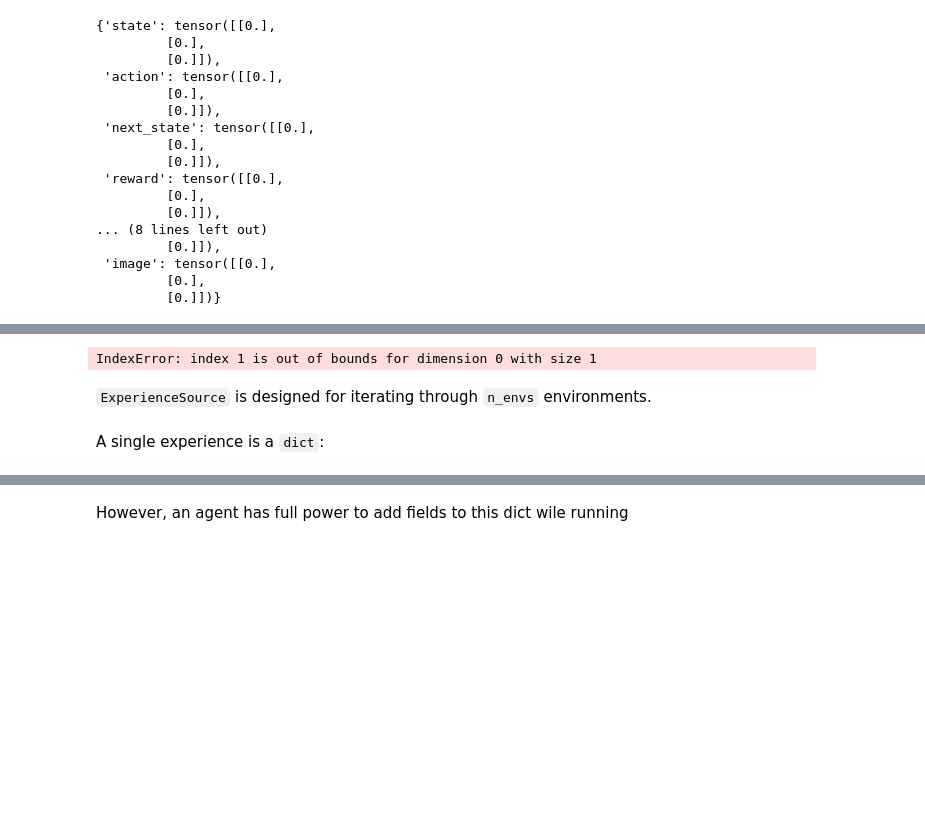
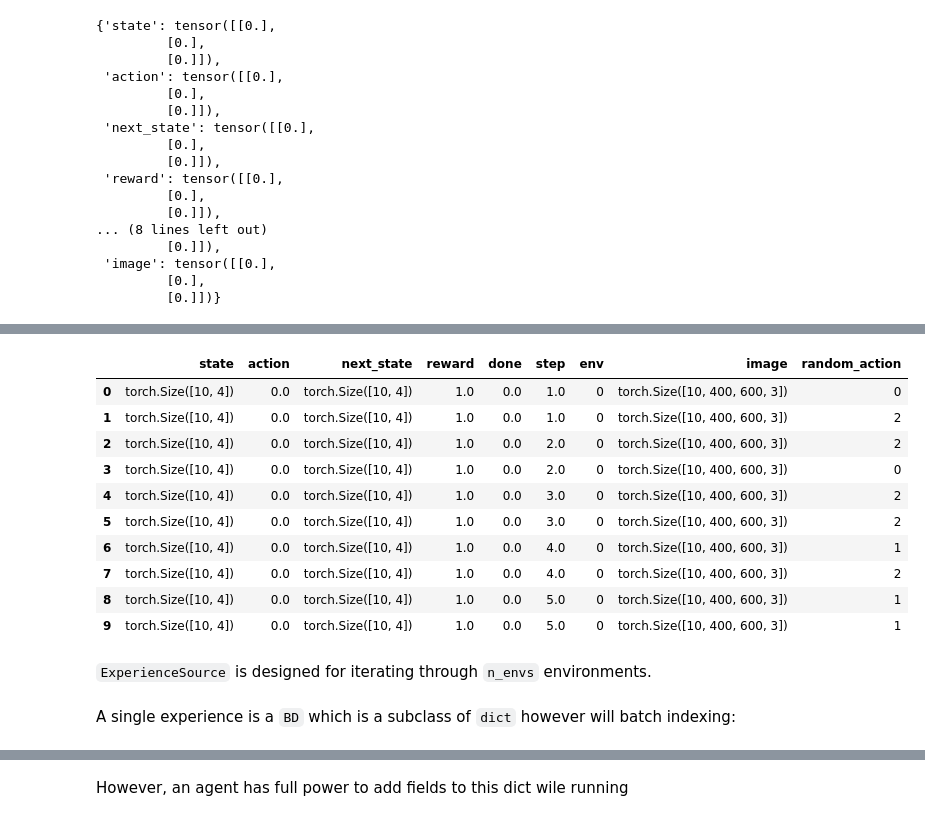
Before and after one commit to josiahls/fast-reinforcement-learning-2, a Jupyter notebook: nbs/05_data.block.ipynb, the cells around one changed output, grey strips where cells are left out. Saved outputs shown, nothing was run; the diff lists cells and outputs as text; code cells hidden in the pictures; blank space fills up the shorter version.

```diff
--- a/nbs/05_data.block.ipynb
+++ b/nbs/05_data.block.ipynb
@@ -243,10 +287,20 @@ class SourceDataset(IterableDataset):
 # %%
-source=ExperienceSource('CartPole-v1',None,n_envs=2,render='rgb_array')
+source=ExperienceSource('CartPole-v1',None,n_envs=1,render='rgb_array')
 dataset=SourceDataset(source)
 
 data=None
-for x in DataLoader(dataset,num_workers=0,n=50,persistent_workers=True,wif=dataset.wif):
-    data=D(x) if data is None else data+D(x)
+for x in DataLoader(dataset,num_workers=2,n=10,persistent_workers=True,wif=dataset.wif):
+    data=BD(*x) if data is None else data+BD(*x)
 data.pandas()
 # %% [output]
-IndexError: index 1 is out of bounds for dimension 0 with size 1
+|  | state | action | next_state | reward | done | step | env | image | random_action |
+| 0 | torch.Size([10, 4]) | 0.0 | torch.Size([10, 4]) | 1.0 | 0.0 | 1.0 | 0 | torch.Size([10, 400, 600, 3]) | 0 |
+| 1 | torch.Size([10, 4]) | 0.0 | torch.Size([10, 4]) | 1.0 | 0.0 | 1.0 | 0 | torch.Size([10, 400, 600, 3]) | 2 |
+| 2 | torch.Size([10, 4]) | 0.0 | torch.Size([10, 4]) | 1.0 | 0.0 | 2.0 | 0 | torch.Size([10, 400, 600, 3]) | 2 |
+| 3 | torch.Size([10, 4]) | 0.0 | torch.Size([10, 4]) | 1.0 | 0.0 | 2.0 | 0 | torch.Size([10, 400, 600, 3]) | 0 |
+| 4 | torch.Size([10, 4]) | 0.0 | torch.Size([10, 4]) | 1.0 | 0.0 | 3.0 | 0 | torch.Size([10, 400, 600, 3]) | 2 |
+| 5 | torch.Size([10, 4]) | 0.0 | torch.Size([10, 4]) | 1.0 | 0.0 | 3.0 | 0 | torch.Size([10, 400, 600, 3]) | 2 |
+| 6 | torch.Size([10, 4]) | 0.0 | torch.Size([10, 4]) | 1.0 | 0.0 | 4.0 | 0 | torch.Size([10, 400, 600, 3]) | 1 |
+| 7 | torch.Size([10, 4]) | 0.0 | torch.Size([10, 4]) | 1.0 | 0.0 | 4.0 | 0 | torch.Size([10, 400, 600, 3]) | 2 |
+| 8 | torch.Size([10, 4]) | 0.0 | torch.Size([10, 4]) | 1.0 | 0.0 | 5.0 | 0 | torch.Size([10, 400, 600, 3]) | 1 |
+| 9 | torch.Size([10, 4]) | 0.0 | torch.Size([10, 4]) | 1.0 | 0.0 | 5.0 | 0 | torch.Size([10, 400, 600, 3]) | 1 |
@@ -261,4 +307,4 @@ data.pandas()
 # %% [markdown]
 `ExperienceSource` is designed for iterating through `n_envs` environments.
 # %% [markdown]
-A single experience is a `dict`:
+A single experience is a `BD` which is a subclass of `dict` however will batch indexing:
```
Also changed, not shown: parts of 12 cells of this notebook, 9 other files.
